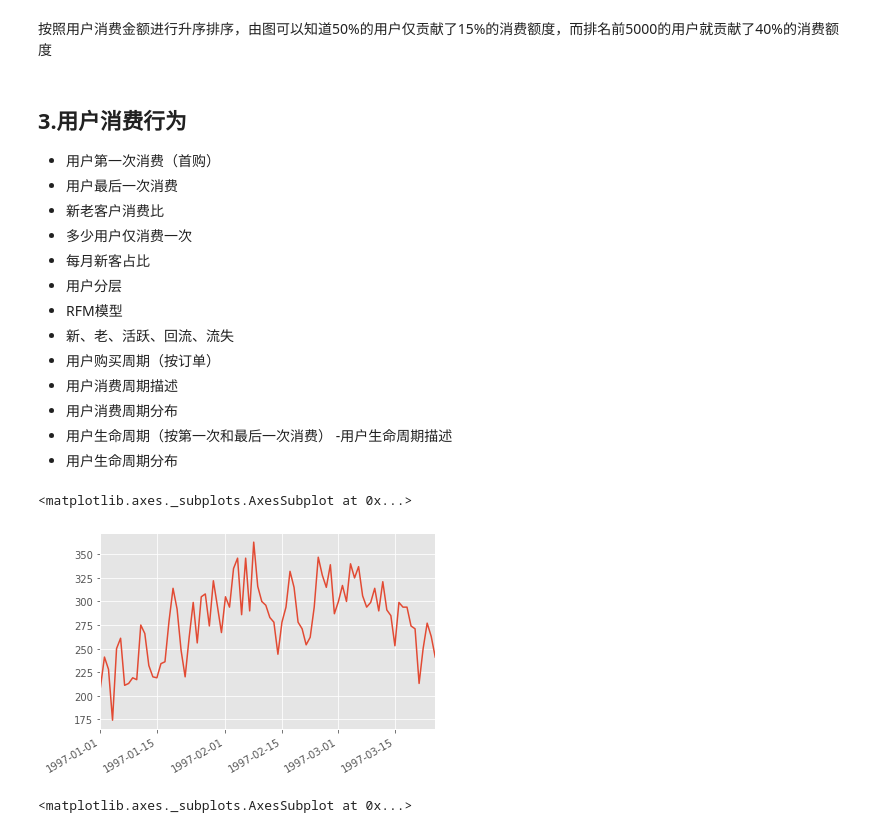
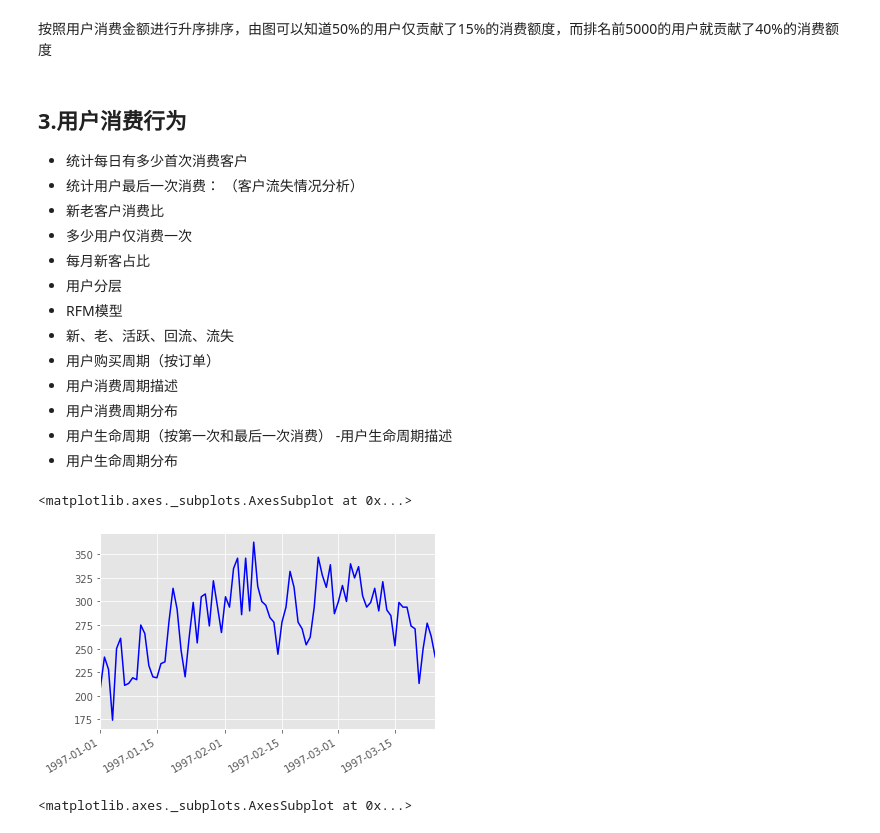
Before and after one commit to chentianwei411/data_analyse, a Jupyter notebook: pd_np_battle.ipynb, the cells around one changed output. Saved outputs shown, nothing was run; the diff lists cells and outputs as text; code cells hidden in the pictures.

```diff
--- a/pd_np_battle.ipynb
+++ b/pd_np_battle.ipynb
@@ -242,8 +242,8 @@ user_cumsum.reset_index().order_amount.plot()
 按照用户消费金额进行升序排序，由图可以知道50%的用户仅贡献了15%的消费额度，而排名前5000的用户就贡献了40%的消费额度
 # %% [markdown]
 ## 3.用户消费行为
-- 用户第一次消费（首购）
-- 用户最后一次消费
+- 统计每日有多少首次消费客户
+- 统计用户最后一次消费： （客户流失情况分析）
 - 新老客户消费比
  - 多少用户仅消费一次
  - 每月新客占比
@@ -257,11 +257,13 @@ user_cumsum.reset_index().order_amount.plot()
  -用户生命周期描述
  - 用户生命周期分布
 # %%
-# 得到最小的日期，然后统计一下各个日期的个数
-grouped_user.min().order_dt.value_counts().plot()
+# 用户分组
+# min()得到最小的日期（用户第一次消费日期）
+# 统计一下各个日期的数量：即每日有多少首次消费的客户。
+grouped_user.min().order_dt.value_counts().plot(color="blue")
 # %% [output]
 <matplotlib.axes._subplots.AxesSubplot at 0x...>
-[figure, old version]
+[figure, new version]
 # %%
 # 得到最大的日期，然后统计一下各个日期的个数，得到最后一次消费的情况，用户流失
 grouped_user.max().order_dt.value_counts().plot()
```
Also changed, not shown: parts of 73 cells of this notebook.
